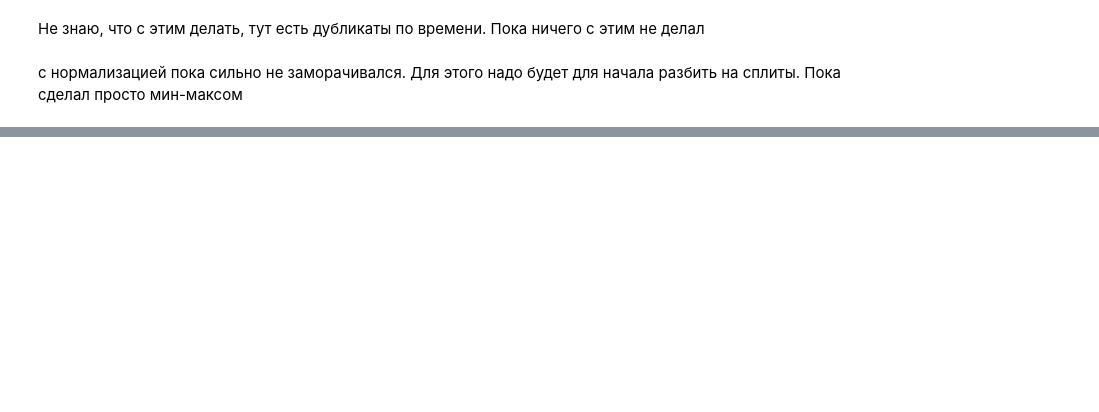
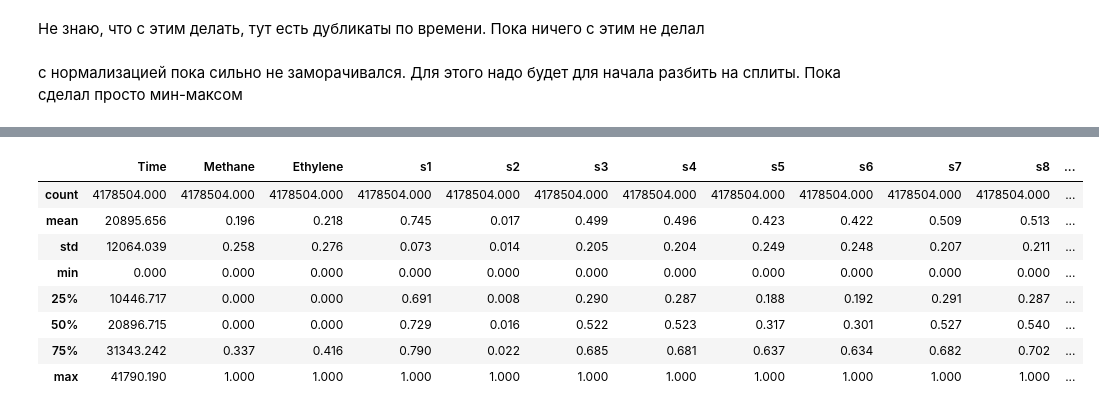
Before and after one commit to GaleevArslanDev/DySiG, a Jupyter notebook: eda.ipynb, the cells around one changed output, grey strips where cells are left out. Cells and saved outputs as stored; diff of their text form; code cells hidden in the pictures; blank space fills up the shorter version.

```diff
--- a/eda.ipynb
+++ b/eda.ipynb
@@ -126,3 +203,15 @@ ethylene_co.describe().round(3)
 | 50% | 21045.910 | 0.000 | 0.334 | 0.511 | 0.003 | 0.523 | 0.537 | 0.685 | 0.653 | 0.530 | 0.527 | ... |
 | 75% | 31566.780 | 0.500 | 0.500 | 0.810 | 0.007 | 0.657 | 0.670 | 0.780 | 0.736 | 0.681 | 0.676 | ... |
 | max | 42087.550 | 1.000 | 1.000 | 1.000 | 1.000 | 1.000 | 1.000 | 1.000 | 1.000 | 1.000 | 1.000 | ... |
+# %%
+ethylene_methane.describe().round(3)
+# %% [output]
+|  | Time | Methane | Ethylene | s1 | s2 | s3 | s4 | s5 | s6 | s7 | s8 | ... |
+| count | 4178504.000 | 4178504.000 | 4178504.000 | 4178504.000 | 4178504.000 | 4178504.000 | 4178504.000 | 4178504.000 | 4178504.000 | 4178504.000 | 4178504.000 | ... |
+| mean | 20895.656 | 0.196 | 0.218 | 0.745 | 0.017 | 0.499 | 0.496 | 0.423 | 0.422 | 0.509 | 0.513 | ... |
+| std | 12064.039 | 0.258 | 0.276 | 0.073 | 0.014 | 0.205 | 0.204 | 0.249 | 0.248 | 0.207 | 0.211 | ... |
+| min | 0.000 | 0.000 | 0.000 | 0.000 | 0.000 | 0.000 | 0.000 | 0.000 | 0.000 | 0.000 | 0.000 | ... |
+| 25% | 10446.717 | 0.000 | 0.000 | 0.691 | 0.008 | 0.290 | 0.287 | 0.188 | 0.192 | 0.291 | 0.287 | ... |
+| 50% | 20896.715 | 0.000 | 0.000 | 0.729 | 0.016 | 0.522 | 0.523 | 0.317 | 0.301 | 0.527 | 0.540 | ... |
+| 75% | 31343.242 | 0.337 | 0.416 | 0.790 | 0.022 | 0.685 | 0.681 | 0.637 | 0.634 | 0.682 | 0.702 | ... |
+| max | 41790.190 | 1.000 | 1.000 | 1.000 | 1.000 | 1.000 | 1.000 | 1.000 | 1.000 | 1.000 | 1.000 | ... |
```
Also changed, not shown: parts of 19 cells of this notebook, 5 other files.
